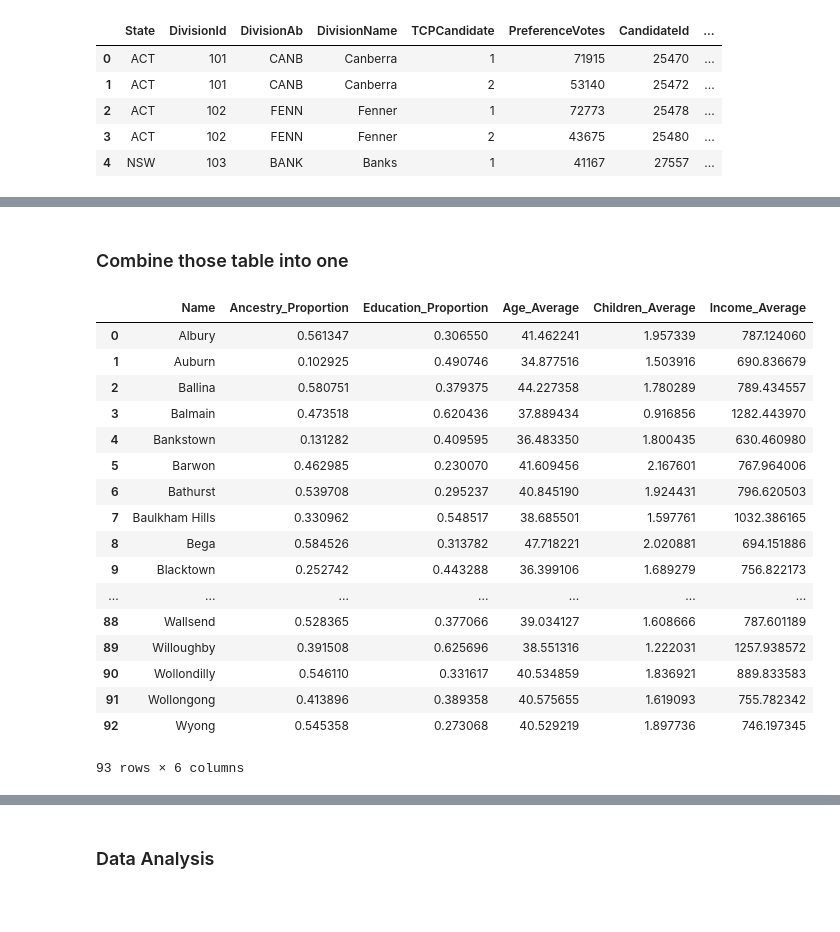
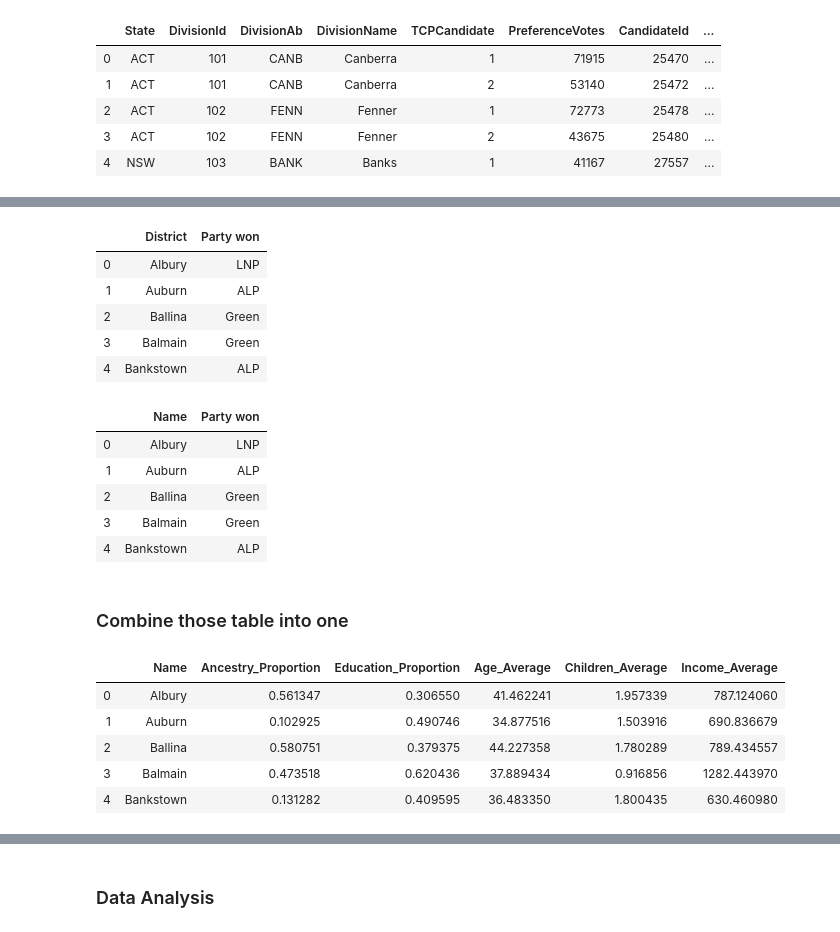
Before and after one commit to garyliu427/data-science-project-2019, a Jupyter notebook: Group Assignment Working notebook.ipynb, the cells around one changed output, grey strips where cells are left out. Cells and saved outputs as stored; diff of their text form; code cells hidden in the pictures; blank space fills up the shorter version.

```diff
--- a/Group Assignment Working notebook.ipynb
+++ b/Group Assignment Working notebook.ipynb
@@ -473,0 +411,9 @@ ResultNSW
+# %%
+ResultNSW.head()
+# %% [output]
+|  | District | Party won |
+| 0 | Albury | LNP |
+| 1 | Auburn | ALP |
+| 2 | Ballina | Green |
+| 3 | Balmain | Green |
+| 4 | Bankstown | ALP |
@@ -474,3 +422,13 @@ ResultNSW
+# %%
+ResultNSW.to_csv('Clean Data/CleanNSWResult.csv')
+ResultNSW.head()
+# %% [output]
+|  | Name | Party won |
+| 0 | Albury | LNP |
+| 1 | Auburn | ALP |
+| 2 | Ballina | Green |
+| 3 | Balmain | Green |
+| 4 | Bankstown | ALP |
 # %% [markdown]
 ### Combine those table into one
 # %%
@@ -486,26 +444,14 @@ df_final.rename(columns={'Proportion_x':'Ancestry_Proportion',
                           'Average':'Income_Average'},
                  inplace=True)
 # %%
-df_final
+df_final.head()
 # %% [output]
 |  | Name | Ancestry_Proportion | Education_Proportion | Age_Average | Children_Average | Income_Average |
 | 0 | Albury | 0.561347 | 0.306550 | 41.462241 | 1.957339 | 787.124060 |
 | 1 | Auburn | 0.102925 | 0.490746 | 34.877516 | 1.503916 | 690.836679 |
 | 2 | Ballina | 0.580751 | 0.379375 | 44.227358 | 1.780289 | 789.434557 |
 | 3 | Balmain | 0.473518 | 0.620436 | 37.889434 | 0.916856 | 1282.443970 |
 | 4 | Bankstown | 0.131282 | 0.409595 | 36.483350 | 1.800435 | 630.460980 |
-| 5 | Barwon | 0.462985 | 0.230070 | 41.609456 | 2.167601 | 767.964006 |
-| 6 | Bathurst | 0.539708 | 0.295237 | 40.845190 | 1.924431 | 796.620503 |
-| 7 | Baulkham Hills | 0.330962 | 0.548517 | 38.685501 | 1.597761 | 1032.386165 |
-| 8 | Bega | 0.584526 | 0.313782 | 47.718221 | 2.020881 | 694.151886 |
-| 9 | Blacktown | 0.252742 | 0.443288 | 36.399106 | 1.689279 | 756.822173 |
-| ... | ... | ... | ... | ... | ... | ... |
-| 88 | Wallsend | 0.528365 | 0.377066 | 39.034127 | 1.608666 | 787.601189 |
-| 89 | Willoughby | 0.391508 | 0.625696 | 38.551316 | 1.222031 | 1257.938572 |
-| 90 | Wollondilly | 0.546110 | 0.331617 | 40.534859 | 1.836921 | 889.833583 |
-| 91 | Wollongong | 0.413896 | 0.389358 | 40.575655 | 1.619093 | 755.782342 |
-| 92 | Wyong | 0.545358 | 0.273068 | 40.529219 | 1.897736 | 746.197345 |
-93 rows × 6 columns
 # %%
 df_final.to_csv('Clean Data/All_in_one.csv')
 # %%
```
Also changed, not shown: parts of 15 cells of this notebook.
